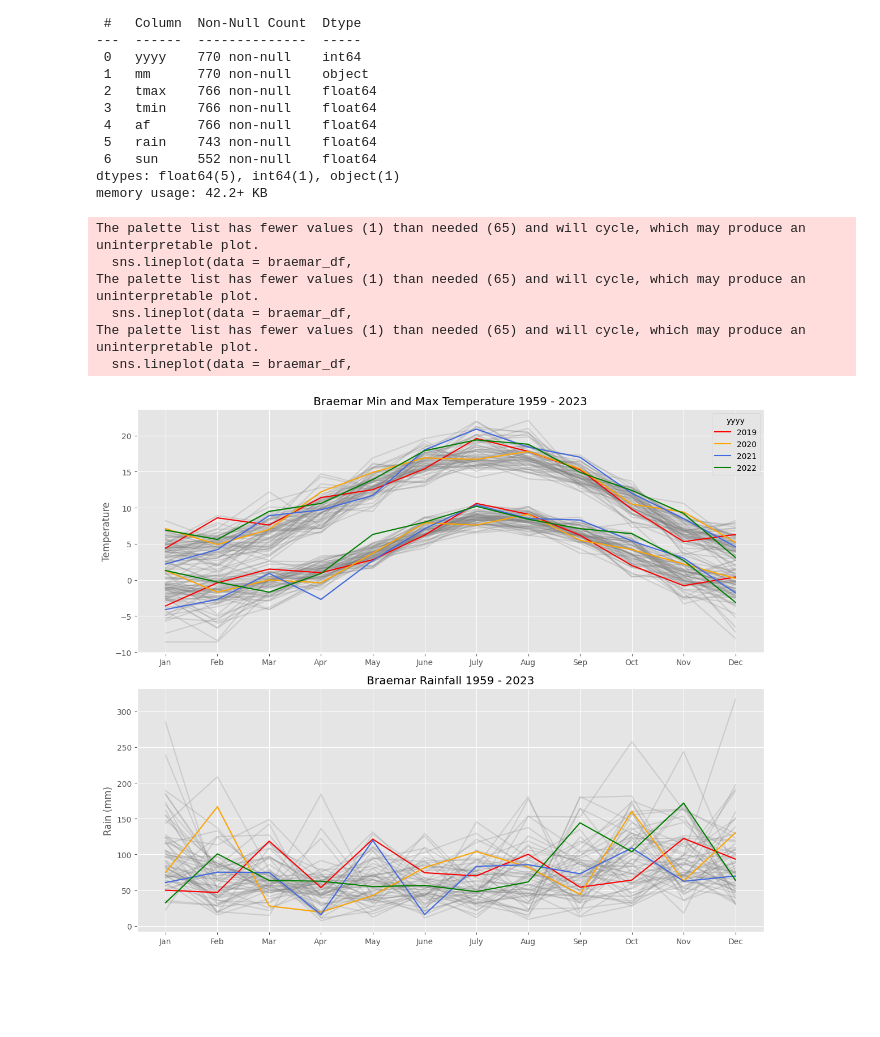
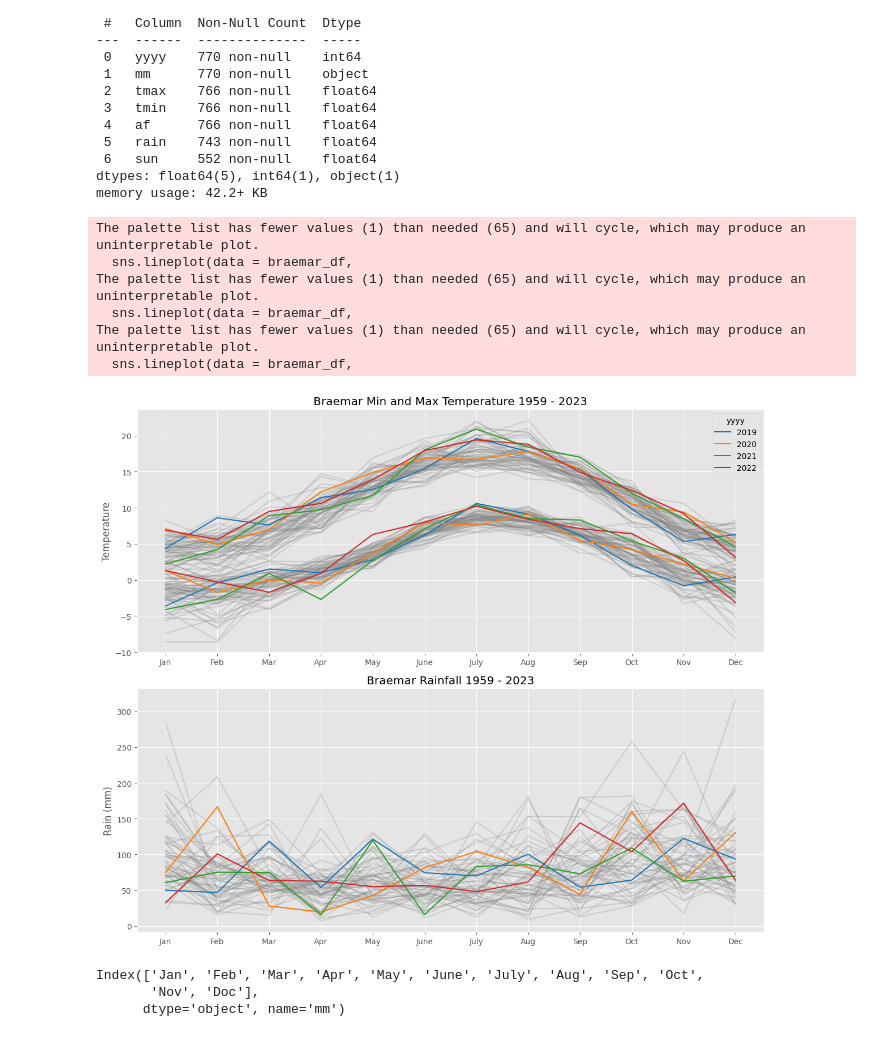
Before and after one commit to jmoro0408/DataVis, a Jupyter notebook: UK Temperature/temp_plotting.ipynb, the cells around one changed output. Drawn from its saved outputs; the diff is of its cells as text; code cells hidden in the pictures; blank space fills up the shorter version.

```diff
--- a/UK Temperature/temp_plotting.ipynb
+++ b/UK Temperature/temp_plotting.ipynb
@@ -164,7 +164,7 @@ memory usage: 42.2+ KB
 fig, (ax1, ax2) = plt.subplots(ncols = 1, nrows = 2, figsize=(12, 10))
 
 years = [2022,2021,2020,2019]
-colours = ['red', 'orange', 'royalblue', 'green']
+colours = sns.color_palette("tab10")
 # tmax
 sns.lineplot(data = braemar_df,
              y = 'tmax',
@@ -210,33 +210,31 @@ sns.lineplot(data = braemar_df,
              palette= ['gray'],
              legend = None,
              alpha = 0.25,
              ax = ax2)
 
 sns.lineplot(data = braemar_df[braemar_df['yyyy'].isin(years)],
              y = 'rain',
              x = 'mm',
              hue = 'yyyy',
              legend = None,
              palette= colours,
              ax = ax2)
 
 
-
 ax1.set_ylabel("Temperature")
 ax1.set_xlabel("")
 ax1.set_title("Braemar Min and Max Temperature 1959 - 2023")
-
 
 ax2.set_ylabel("Rain (mm)")
 ax2.set_xlabel("")
 ax2.set_title("Braemar Rainfall 1959 - 2023")
 
 plt.tight_layout()
 # %% [output]
 The palette list has fewer values (1) than needed (65) and will cycle, which may produce an uninterpretable plot.
   sns.lineplot(data = braemar_df,
 The palette list has fewer values (1) than needed (65) and will cycle, which may produce an uninterpretable plot.
   sns.lineplot(data = braemar_df,
 The palette list has fewer values (1) than needed (65) and will cycle, which may produce an uninterpretable plot.
   sns.lineplot(data = braemar_df,
-[figure, old version]
+[figure, new version]
@@ -246,0 +247,6 @@ The palette list has fewer values (1) than needed (65) and will cycle, which may
+# %%
+monthly_avg_tmax.index
+# %% [output]
+Index(['Jan', 'Feb', 'Mar', 'Apr', 'May', 'June', 'July', 'Aug', 'Sep', 'Oct',
+       'Nov', 'Doc'],
+      dtype='object', name='mm')
```
Also changed, not shown: parts of 3 cells of this notebook.
